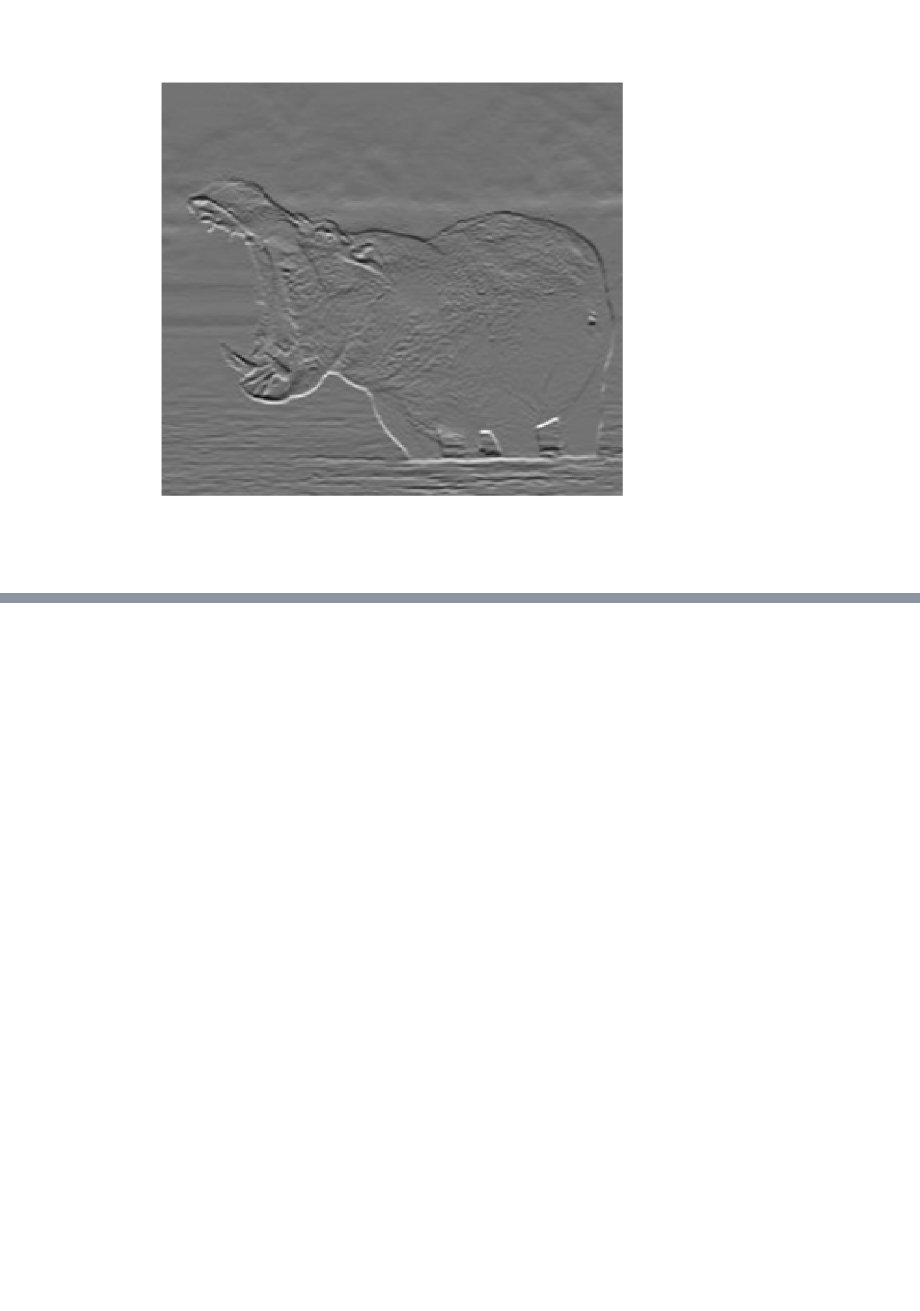
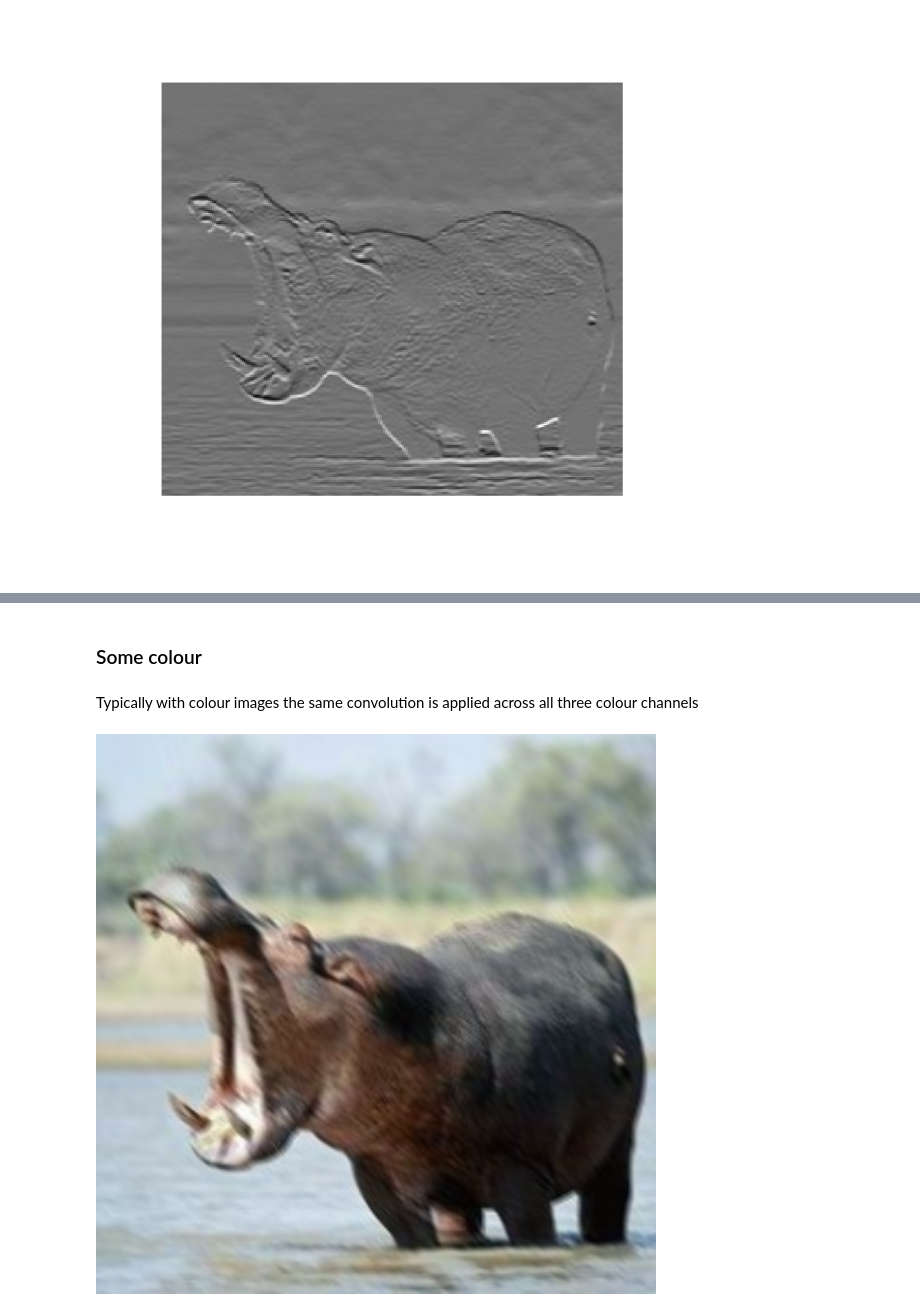
Before and after one commit to ilkarman/DemoNeuralNet, a Jupyter notebook: 04_Convolutions.ipynb, the cells around one changed output, grey strips where cells are left out. Drawn from its saved outputs; the diff is of its cells as text; code cells hidden in the pictures; blank space fills up the shorter version.

```diff
--- a/04_Convolutions.ipynb
+++ b/04_Convolutions.ipynb
@@ -140,0 +153,25 @@ image(conv_img, axes = FALSE, col = grey(seq(0, 1, length = 256)))
+# %% [markdown]
+### Some colour
+# %% [markdown]
+Typically with colour images the same convolution is applied across all three colour channels
+# %%
+# Scale image to 0 and 1 to plot
+standardise <- function(x){(x-min(x))/(max(x)-min(x))}
+
+# Apply same convolution to all three colour channels
+convolu_rgb <- function(img, flt)
+{
+    r_out <- convolution(matrix(img[,,1], nrow=250, ncol=250, byrow=FALSE), flt, show=FALSE, out=TRUE)
+    g_out <- convolution(matrix(img[,,2], nrow=250, ncol=250, byrow=FALSE), flt, show=FALSE, out=TRUE)
+    b_out <- convolution(matrix(img[,,3], nrow=250, ncol=250, byrow=FALSE), flt, show=FALSE, out=TRUE)
+    # Create colour matrix
+    col <- rgb(standardise(r_out), standardise(g_out), standardise(b_out))
+    dim(col) <- dim(r_out)
+    # Show
+    grid.raster(col)
+}
+# %%
+# Let's apply an identity matrix to see what happens
+convolu_rgb(img, diag(3))
+# %% [output]
+[figure, added]
```
Also changed, not shown: parts of 10 cells of this notebook.
